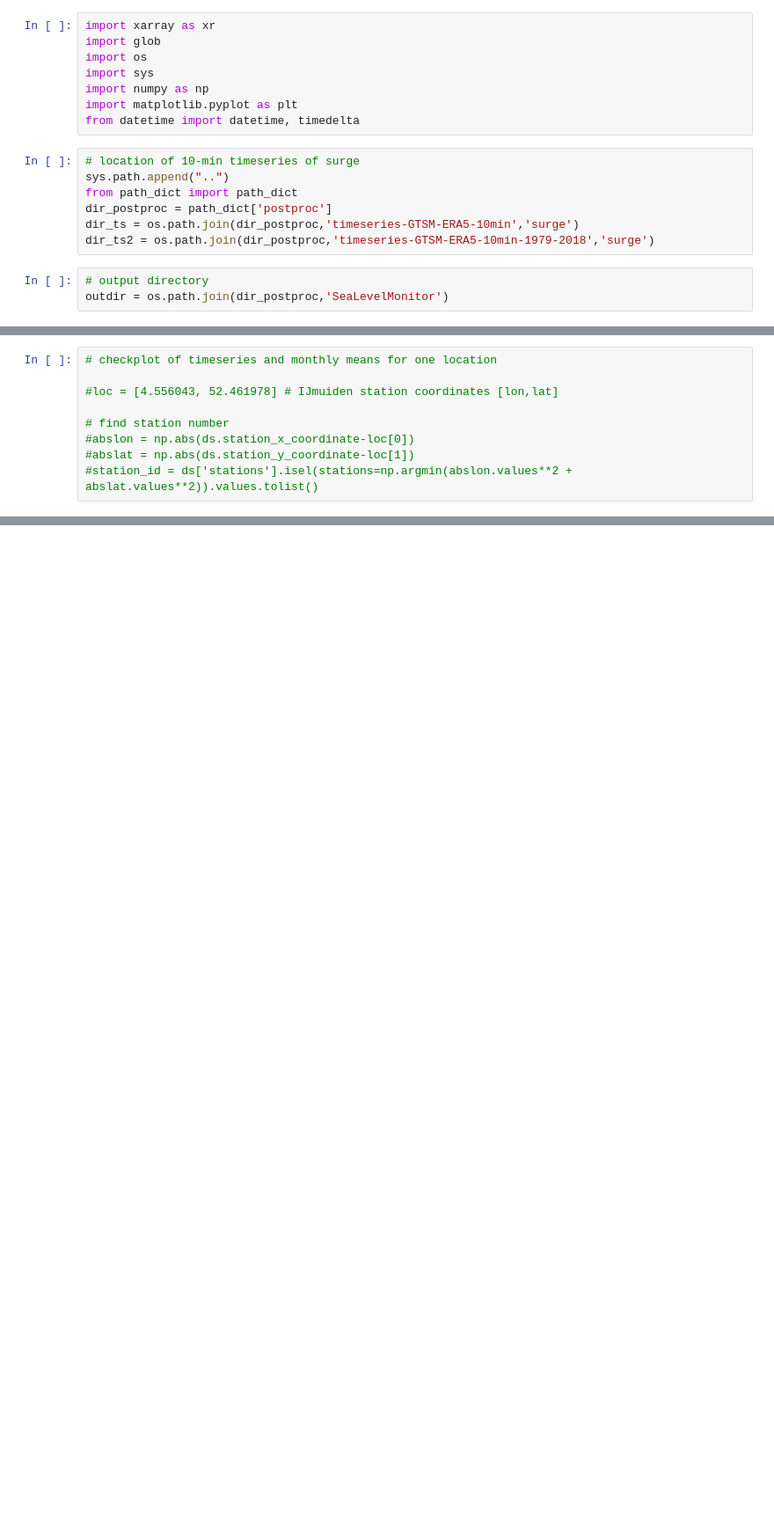
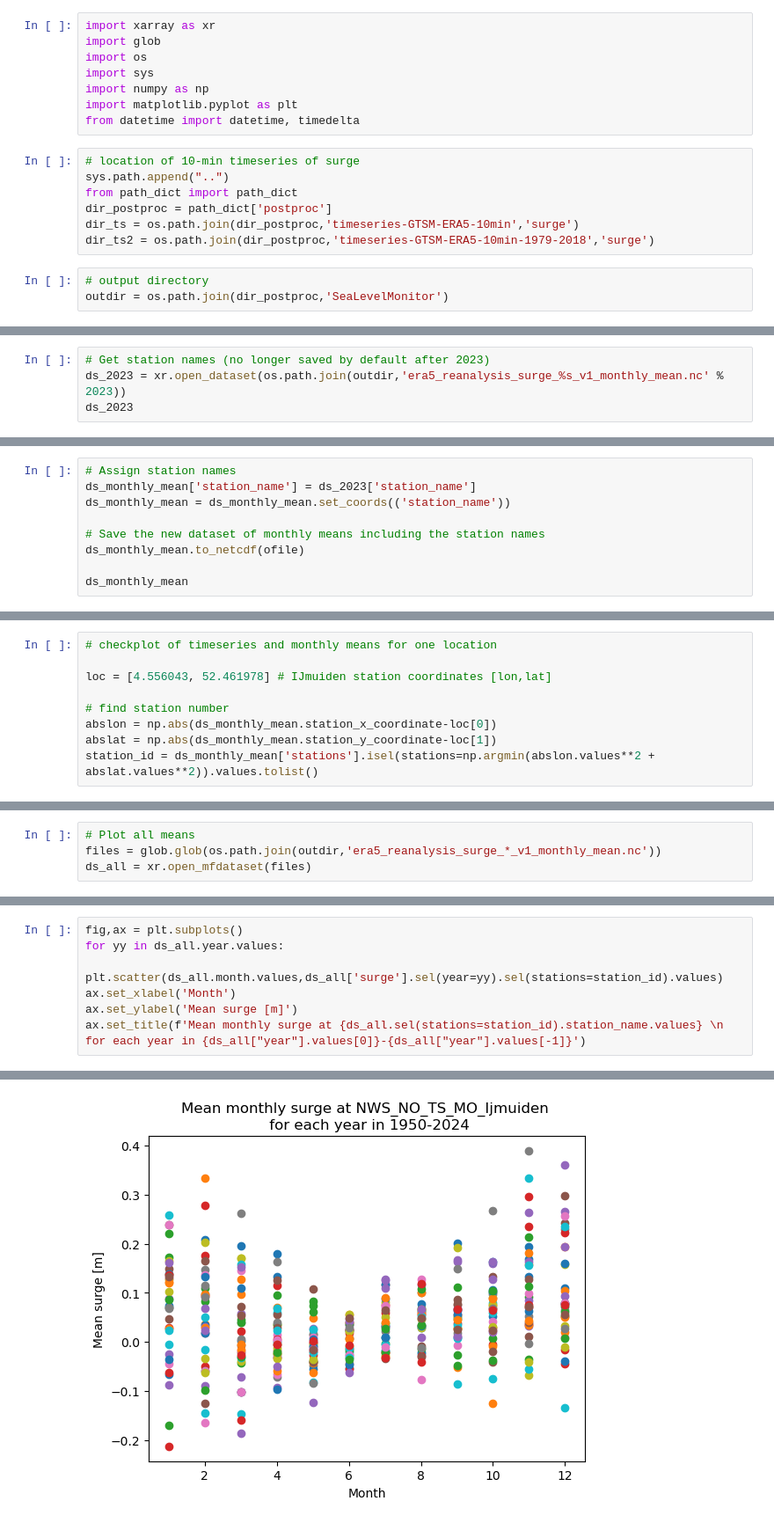
Before and after one commit to VU-IVM/gtsm3-era5-nrt, a Jupyter notebook: 03_other_postprocessing/00_monthly_means_surge_SeaLevelMonitor.ipynb, the cells around one changed output, grey strips where cells are left out. Shown at 88% size. Cells and saved outputs as stored; diff of their text form; blank space fills up the shorter version.

```diff
--- a/03_other_postprocessing/00_monthly_means_surge_SeaLevelMonitor.ipynb
+++ b/03_other_postprocessing/00_monthly_means_surge_SeaLevelMonitor.ipynb
@@ -66,0 +88,4 @@ Processing year 2023...
+# %%
+# Get station names (no longer saved by default after 2023)
+ds_2023 = xr.open_dataset(os.path.join(outdir,'era5_reanalysis_surge_%s_v1_monthly_mean.nc' % 2023))
+ds_2023
@@ -66,0 +110,9 @@ Processing year 2023...
+# %%
+# Assign station names
+ds_monthly_mean['station_name'] = ds_2023['station_name']
+ds_monthly_mean = ds_monthly_mean.set_coords(('station_name'))
+
+# Save the new dataset of monthly means including the station names
+ds_monthly_mean.to_netcdf(ofile)
+
+ds_monthly_mean
@@ -67,10 +137,10 @@ Processing year 2023...
 # %%
 # checkplot of timeseries and monthly means for one location
 
-#loc = [4.556043, 52.461978] # IJmuiden station coordinates [lon,lat]
+loc = [4.556043, 52.461978] # IJmuiden station coordinates [lon,lat]
 
 # find station number
-#abslon = np.abs(ds.station_x_coordinate-loc[0])
-#abslat = np.abs(ds.station_y_coordinate-loc[1])
-#station_id = ds['stations'].isel(stations=np.argmin(abslon.values**2 + abslat.values**2)).values.tolist()
+abslon = np.abs(ds_monthly_mean.station_x_coordinate-loc[0])
+abslat = np.abs(ds_monthly_mean.station_y_coordinate-loc[1])
+station_id = ds_monthly_mean['stations'].isel(stations=np.argmin(abslon.values**2 + abslat.values**2)).values.tolist()
 # %%
@@ -81,0 +178,4 @@ Processing year 2023...
+# %%
+# Plot all means
+files = glob.glob(os.path.join(outdir,'era5_reanalysis_surge_*_v1_monthly_mean.nc'))
+ds_all = xr.open_mfdataset(files)
@@ -81,0 +243,8 @@ Processing year 2023...
+# %%
+fig,ax = plt.subplots()
+for yy in ds_all.year.values:
+    plt.scatter(ds_all.month.values,ds_all['surge'].sel(year=yy).sel(stations=station_id).values)
+ax.set_xlabel('Month')
+ax.set_ylabel('Mean surge [m]')
+ax.set_title(f'Mean monthly surge at {ds_all.sel(stations=station_id).station_name.values} \n for each year in {ds_all["year"].values[0]}-{ds_all["year"].values[-1]}')
+# %% [output]
@@ -81,0 +252 @@ Processing year 2023...
+[figure, added]
```
Also changed, not shown: parts of 10 cells of this notebook, 14 other files.
